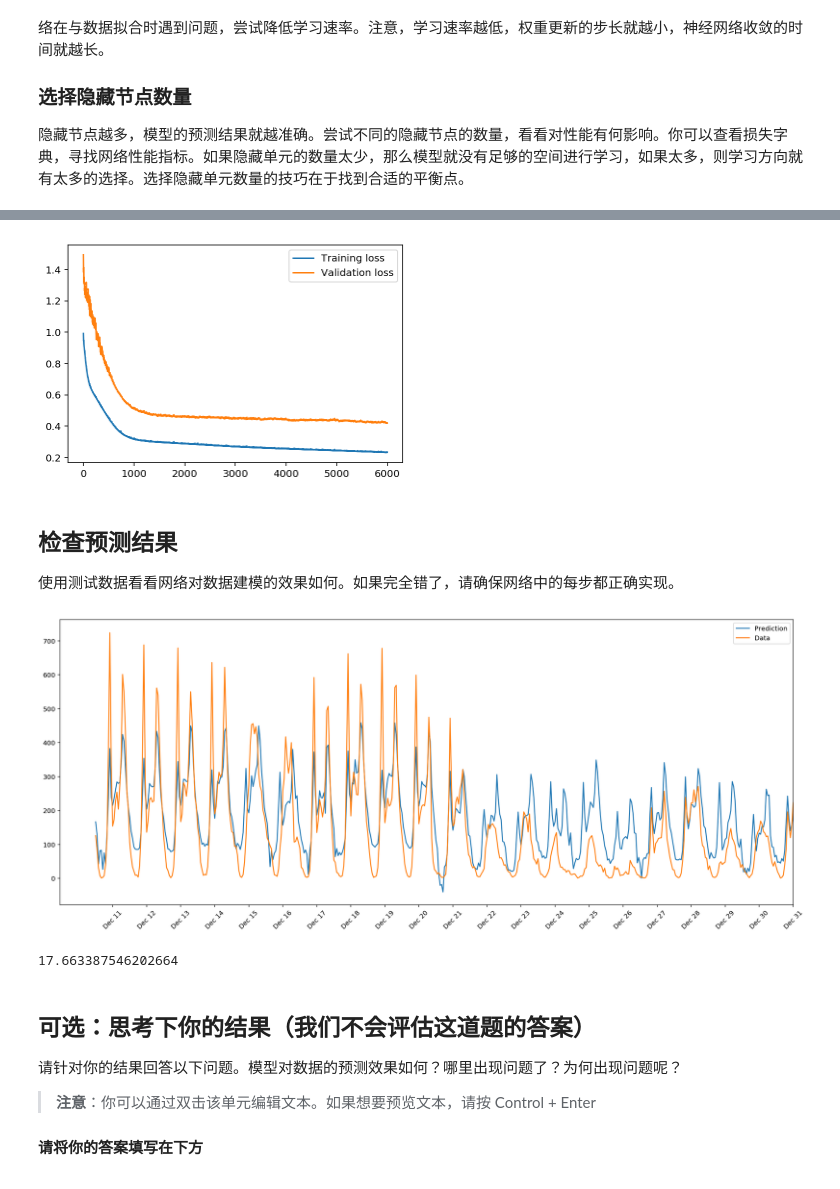
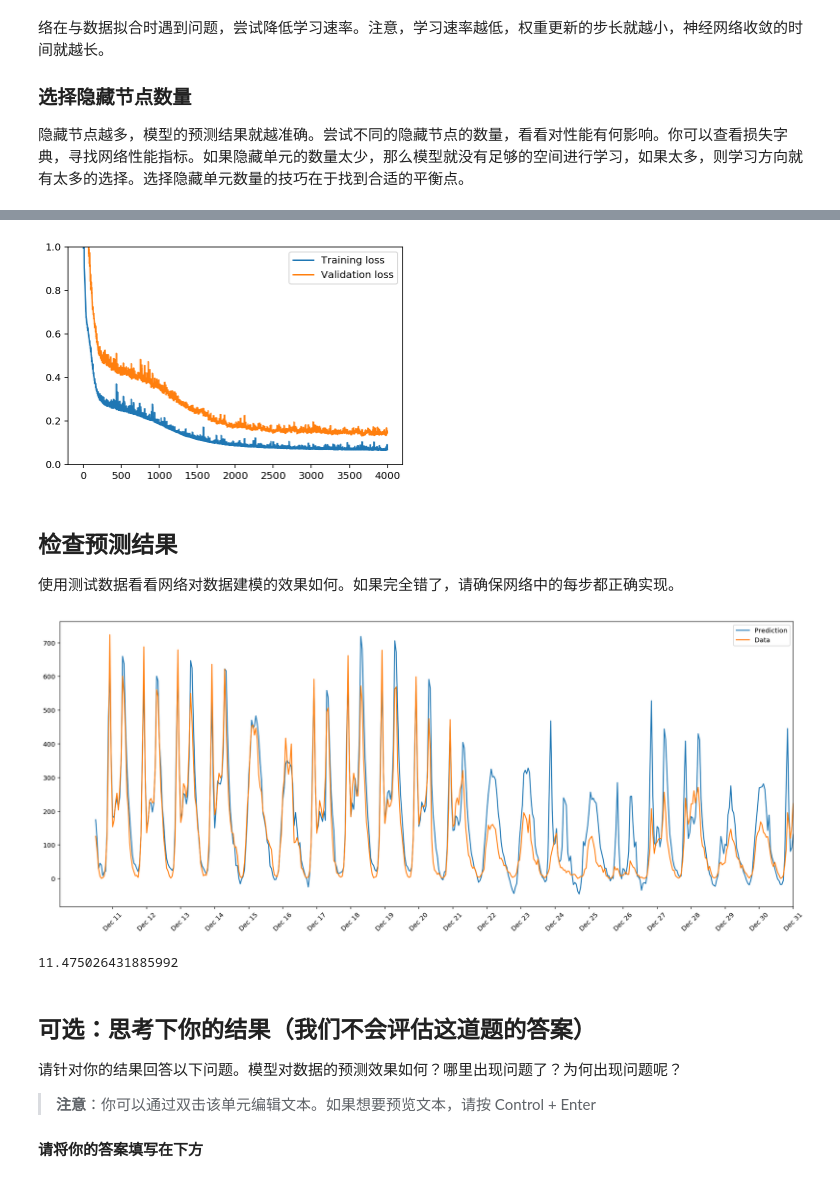
Before and after one commit to rawk-v/MLND-projects, a Jupyter notebook: project5-first-neural-network/Your_first_neural_network.ipynb, the cells around one changed output, grey strips where cells are left out. Cells and saved outputs as stored; diff of their text form; code cells hidden in the pictures.

```diff
--- a/project5-first-neural-network/Your_first_neural_network.ipynb
+++ b/project5-first-neural-network/Your_first_neural_network.ipynb
@@ -308,9 +308,10 @@ OK
 import sys
 
 ### TODO:Set the hyperparameters here, you need to change the defalut to get a better solution ###
-iterations = 6000
-learning_rate = 0.09
-hidden_nodes = 15
+iterations = 4000
+# learning_rate = 0.859  128
+learning_rate = 0.70
+hidden_nodes = 18
 output_nodes = 1
 
 N_i = train_features.shape[1]
@@ -319,7 +320,7 @@ network = NeuralNetwork(N_i, hidden_nodes, output_nodes, learning_rate)
 losses = {'train':[], 'validation':[]}
 for ii in range(iterations):
     # Go through a random batch of 128 records from the training data set
-    batch = np.random.choice(train_features.index, size=128)
+    batch = np.random.choice(train_features.index, size=64)
     X, y = train_features.loc[batch].values, train_targets.loc[batch]['cnt']
 
     network.train(X, y)
@@ -339,7 +340,7 @@ Progress: 100.0% ... Training loss: 0.234 ... Validation loss: 0.420
 # %%
 plt.plot(losses['train'], label='Training loss')
 plt.plot(losses['validation'], label='Validation loss')
 plt.legend()
-_ = plt.ylim()
+_ = plt.ylim(ymax=1, ymin=0)
 # %% [output]
-[figure, old version]
+[figure, new version]
@@ -362,11 +366,11 @@ dates = dates.apply(lambda d: d.strftime('%b %d'))
 ax.set_xticks(np.arange(len(dates))[12::24])
 _ = ax.set_xticklabels(dates[12::24], rotation=45)
 # %% [output]
-[figure, old version]
+[figure, new version]
 # %%
 MSE(predictions.reshape(-1), (test_targets['cnt']*std+mean).values)/predictions.shape[1]
 # %% [output]
-17.663387546202664
+11.475026431885992
 # %% [markdown]
 ## 可选：思考下你的结果（我们不会评估这道题的答案）
 
```
Also changed, not shown: parts of 3 cells of this notebook, 1 other file.
